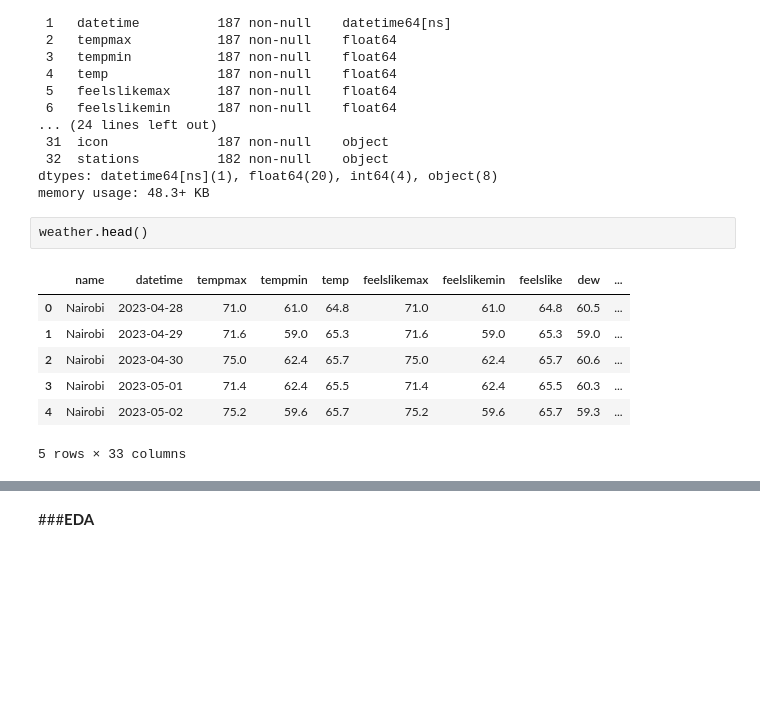
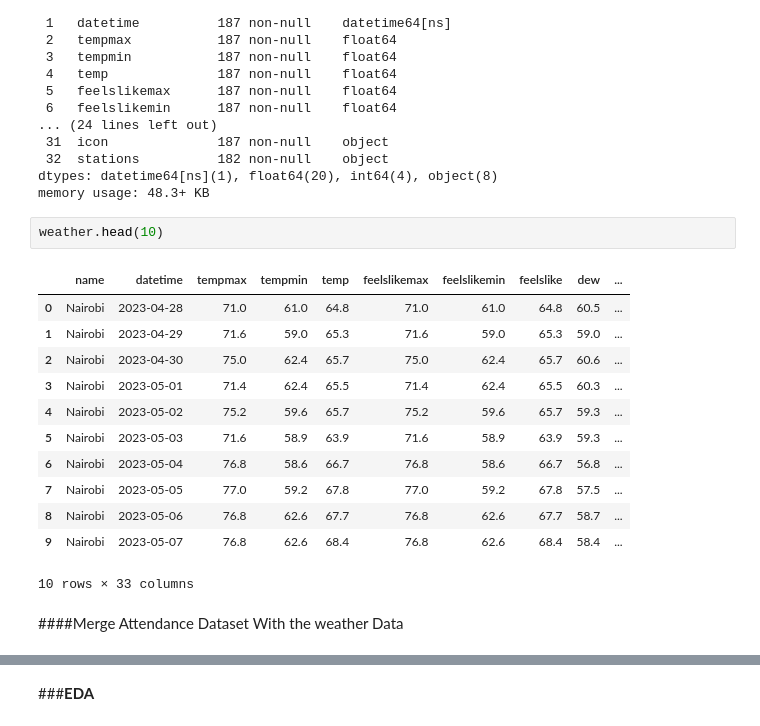
Before and after one commit to Jaeljane/Attendance_Prediction, a Jupyter notebook: Attendance_DecisionTreeClassifier.ipynb, the cells around one changed output, grey strips where cells are left out. Cells and saved outputs as stored; diff of their text form; blank space fills up the shorter version.

```diff
--- a/Attendance_DecisionTreeClassifier.ipynb
+++ b/Attendance_DecisionTreeClassifier.ipynb
@@ -110,12 +111,19 @@ Data columns (total 33 columns):
 dtypes: datetime64[ns](1), float64(20), int64(4), object(8)
 memory usage: 48.3+ KB
 # %%
-weather.head()
+weather.head(10)
 # %% [output]
 |  | name | datetime | tempmax | tempmin | temp | feelslikemax | feelslikemin | feelslike | dew | ... |
 | 0 | Nairobi | 2023-04-28 | 71.0 | 61.0 | 64.8 | 71.0 | 61.0 | 64.8 | 60.5 | ... |
 | 1 | Nairobi | 2023-04-29 | 71.6 | 59.0 | 65.3 | 71.6 | 59.0 | 65.3 | 59.0 | ... |
 | 2 | Nairobi | 2023-04-30 | 75.0 | 62.4 | 65.7 | 75.0 | 62.4 | 65.7 | 60.6 | ... |
 | 3 | Nairobi | 2023-05-01 | 71.4 | 62.4 | 65.5 | 71.4 | 62.4 | 65.5 | 60.3 | ... |
 | 4 | Nairobi | 2023-05-02 | 75.2 | 59.6 | 65.7 | 75.2 | 59.6 | 65.7 | 59.3 | ... |
+| 5 | Nairobi | 2023-05-03 | 71.6 | 58.9 | 63.9 | 71.6 | 58.9 | 63.9 | 59.3 | ... |
+| 6 | Nairobi | 2023-05-04 | 76.8 | 58.6 | 66.7 | 76.8 | 58.6 | 66.7 | 56.8 | ... |
+| 7 | Nairobi | 2023-05-05 | 77.0 | 59.2 | 67.8 | 77.0 | 59.2 | 67.8 | 57.5 | ... |
+| 8 | Nairobi | 2023-05-06 | 76.8 | 62.6 | 67.7 | 76.8 | 62.6 | 67.7 | 58.7 | ... |
+| 9 | Nairobi | 2023-05-07 | 76.8 | 62.6 | 68.4 | 76.8 | 62.6 | 68.4 | 58.4 | ... |
-5 rows × 33 columns
+10 rows × 33 columns
+# %% [markdown]
+####Merge Attendance Dataset With the weather Data
```
Also changed, not shown: parts of 53 cells of this notebook.
